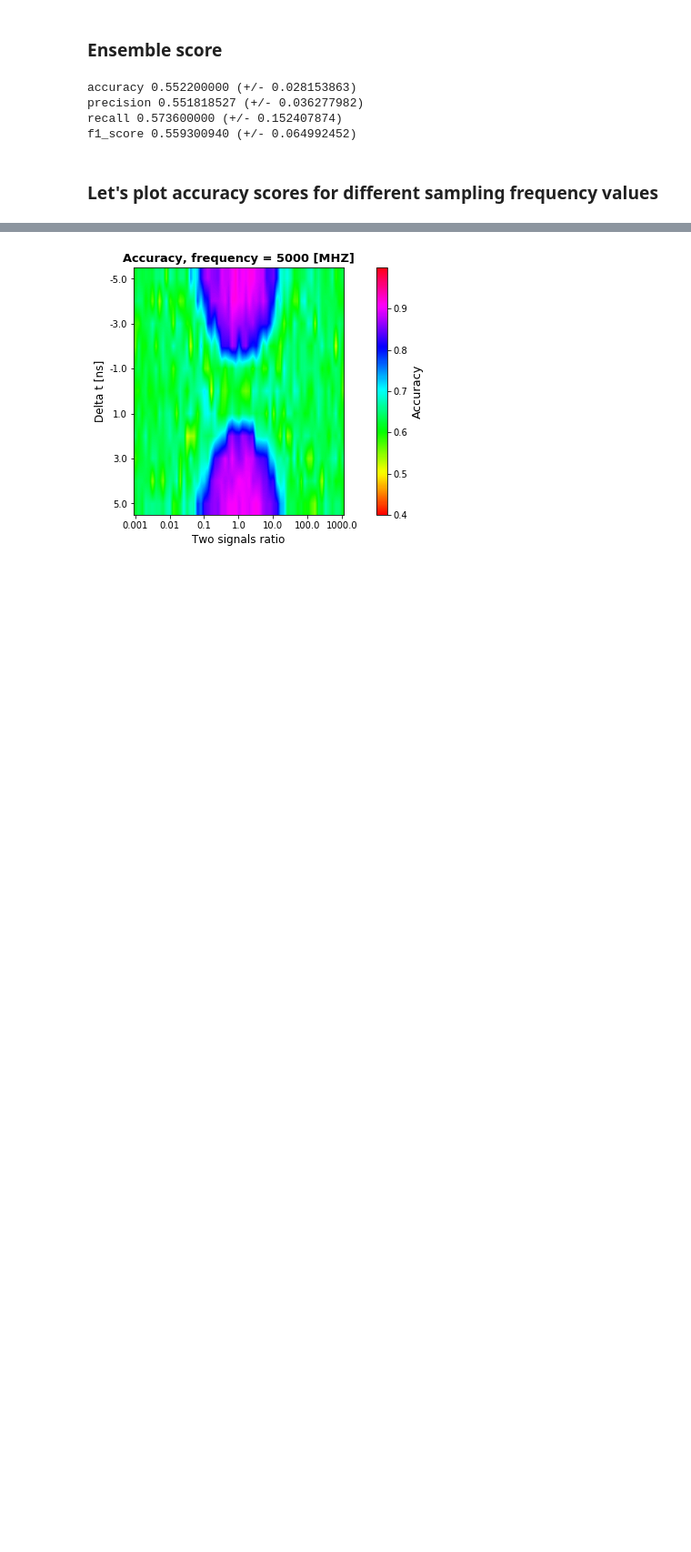
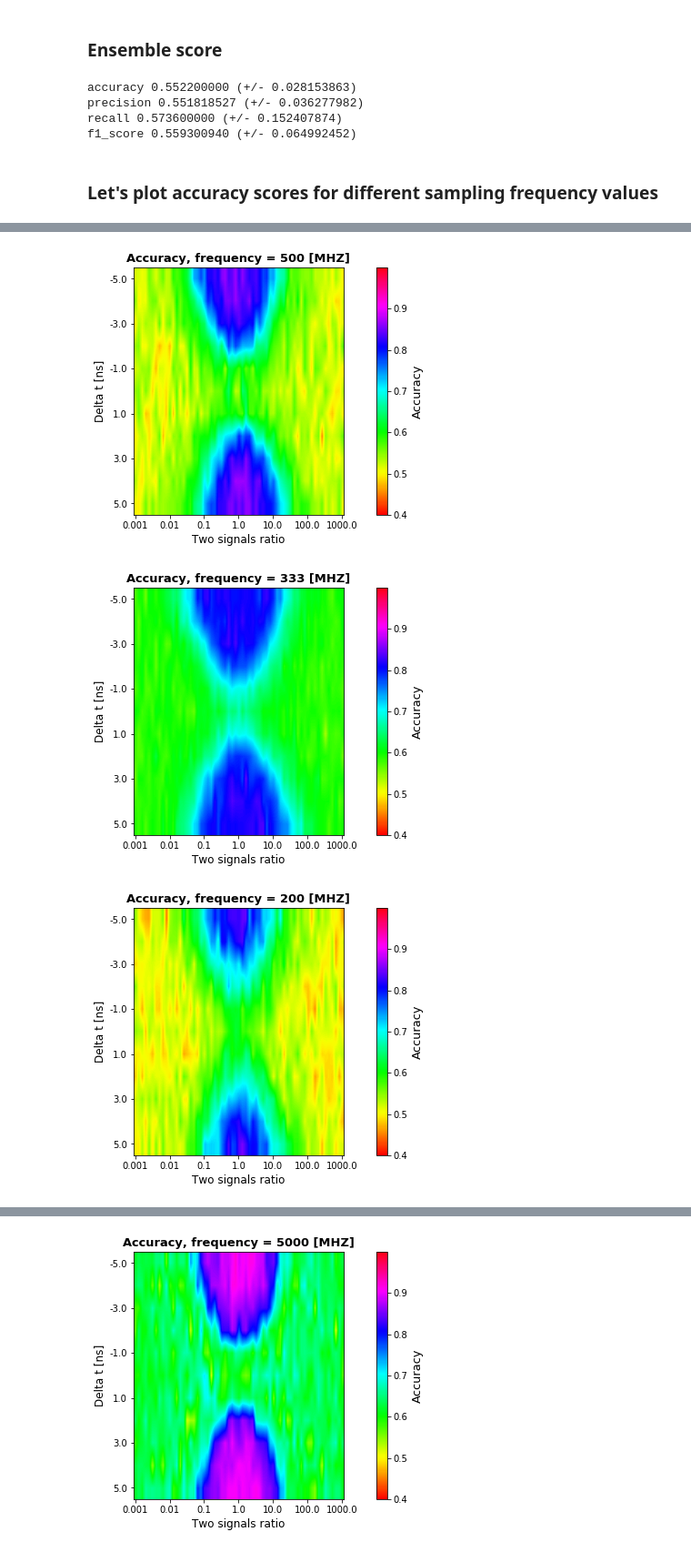
Before and after one commit to whiteRa2bit/cern_summer_project, a Jupyter notebook: problem2/classifier.ipynb, the cells around one changed output, grey strips where cells are left out. Shown at 91% size. Saved outputs shown, nothing was run; the diff lists cells and outputs as text; code cells hidden in the pictures; blank space fills up the shorter version.

```diff
--- a/problem2/classifier.ipynb
+++ b/problem2/classifier.ipynb
@@ -448,4 +448,5 @@ def load_obj(name ):
         return pickle.load(f)
 # %%
 for freq in freq_values:
-    plot_color_map(load_obj('scores_freq=' + str(freq)), alpha_values, tau_values, freq=freq)
+    plot_color_map(load_obj('scores_freq=' + str(freq)), alpha_values, tau_values, freq=freq, cmap='hsv')
+# %% [output]
@@ -451,0 +455,3 @@ for freq in freq_values:
+[figure, added]
+[figure, added]
+[figure, added]
```
Also changed, not shown: parts of 1 cell of this notebook, 54 other files.
